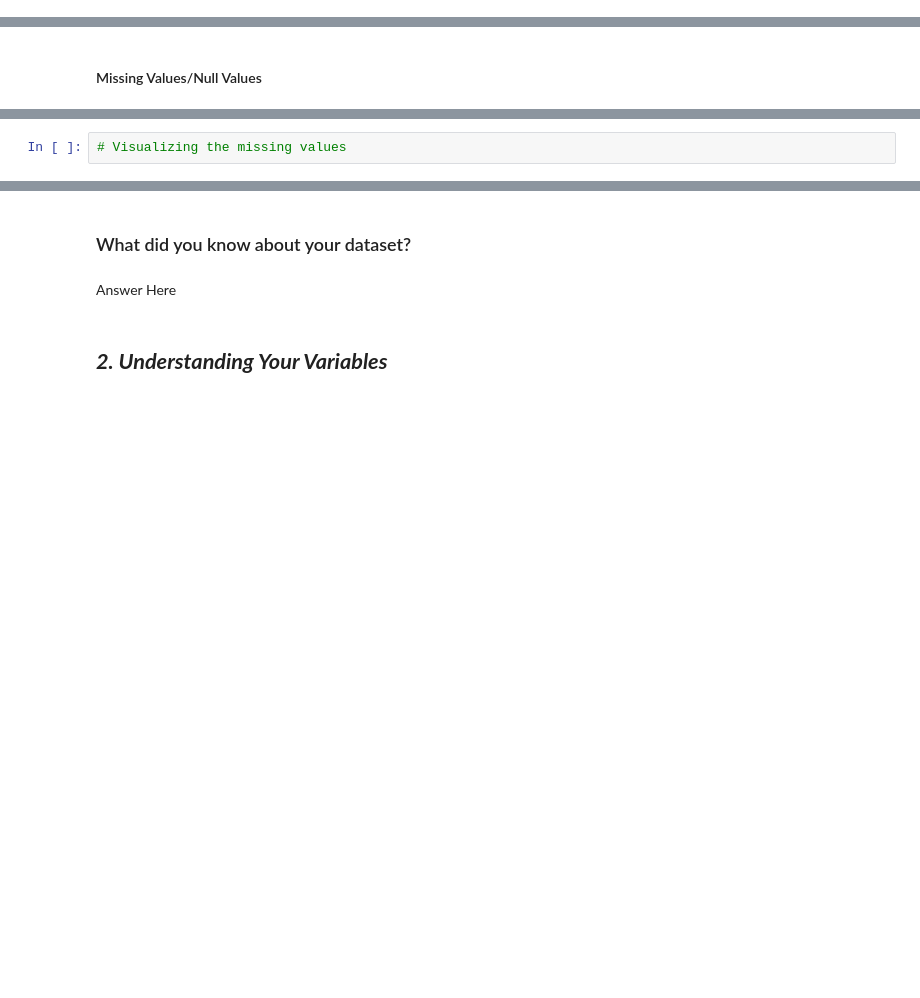
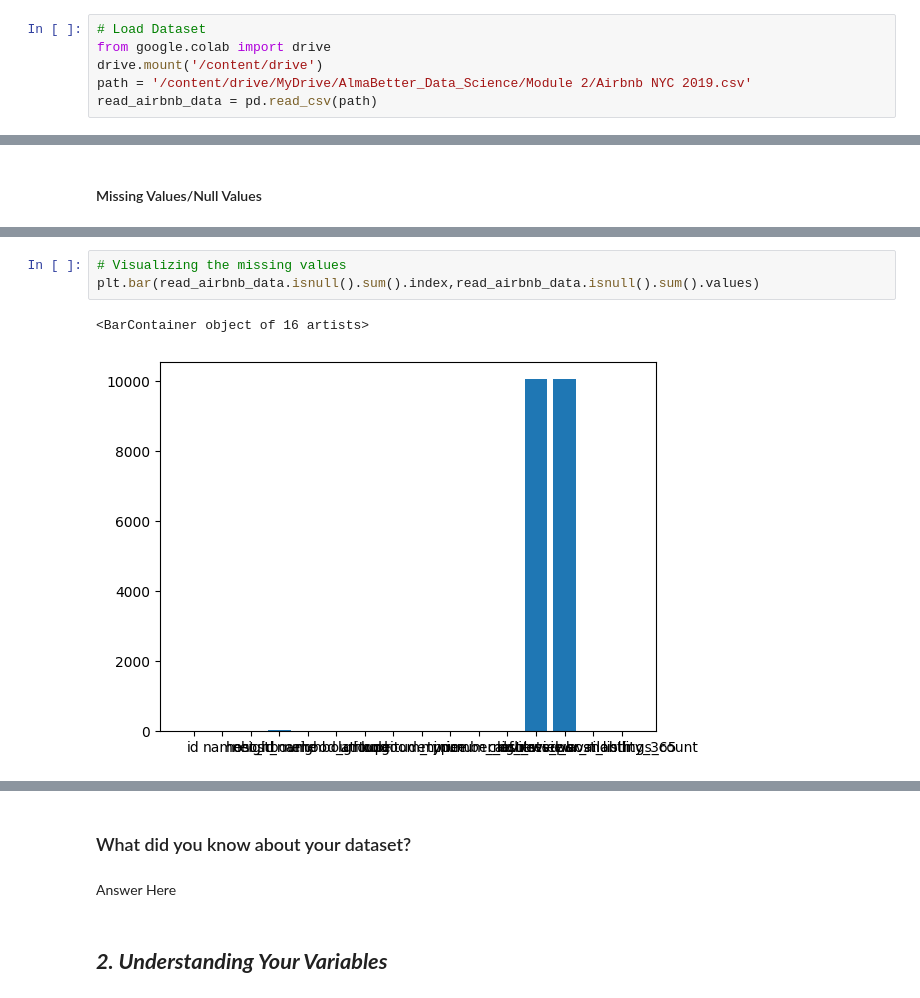
Before and after one commit to Kedar-P-Deshmukh/AirBnb_Booking_EDA_Project, a Jupyter notebook: AirBnb_EDA_Project_By_KedarDeshmukh.ipynb, the cells around one changed output, grey strips where cells are left out. Drawn from its saved outputs; the diff is of its cells as text; blank space fills up the shorter version.

Commit message:
Day1-importing,understanding,cleanup

```diff
--- a/AirBnb_EDA_Project_By_KedarDeshmukh.ipynb
+++ b/AirBnb_EDA_Project_By_KedarDeshmukh.ipynb
@@ -75,0 +79,6 @@ M - Multivariate Analysis
+# %%
+# Load Dataset
+from google.colab import drive
+drive.mount('/content/drive')
+path = '/content/drive/MyDrive/AlmaBetter_Data_Science/Module 2/Airbnb NYC 2019.csv'
+read_airbnb_data = pd.read_csv(path)
@@ -96,2 +166,6 @@ M - Multivariate Analysis
 # %%
 # Visualizing the missing values
+plt.bar(read_airbnb_data.isnull().sum().index,read_airbnb_data.isnull().sum().values)
+# %% [output]
+<BarContainer object of 16 artists>
+[figure, added]
```
Also changed, not shown: parts of 11 cells of this notebook.
